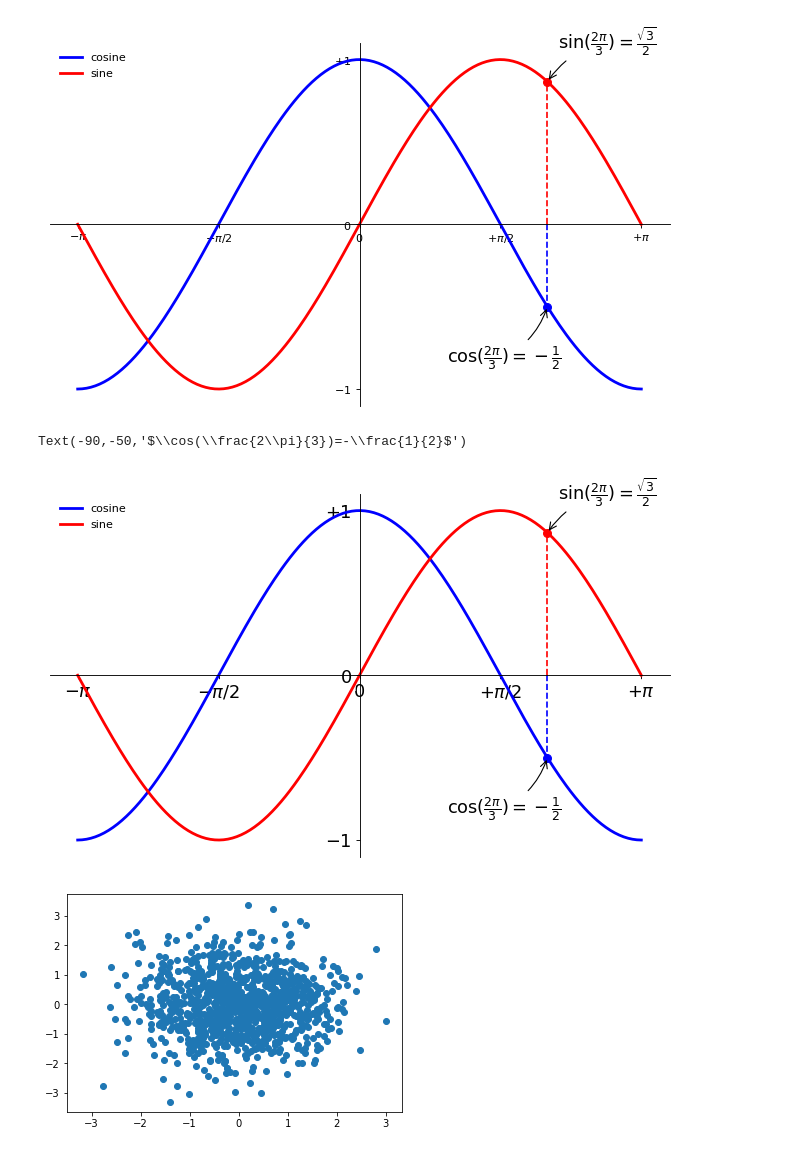
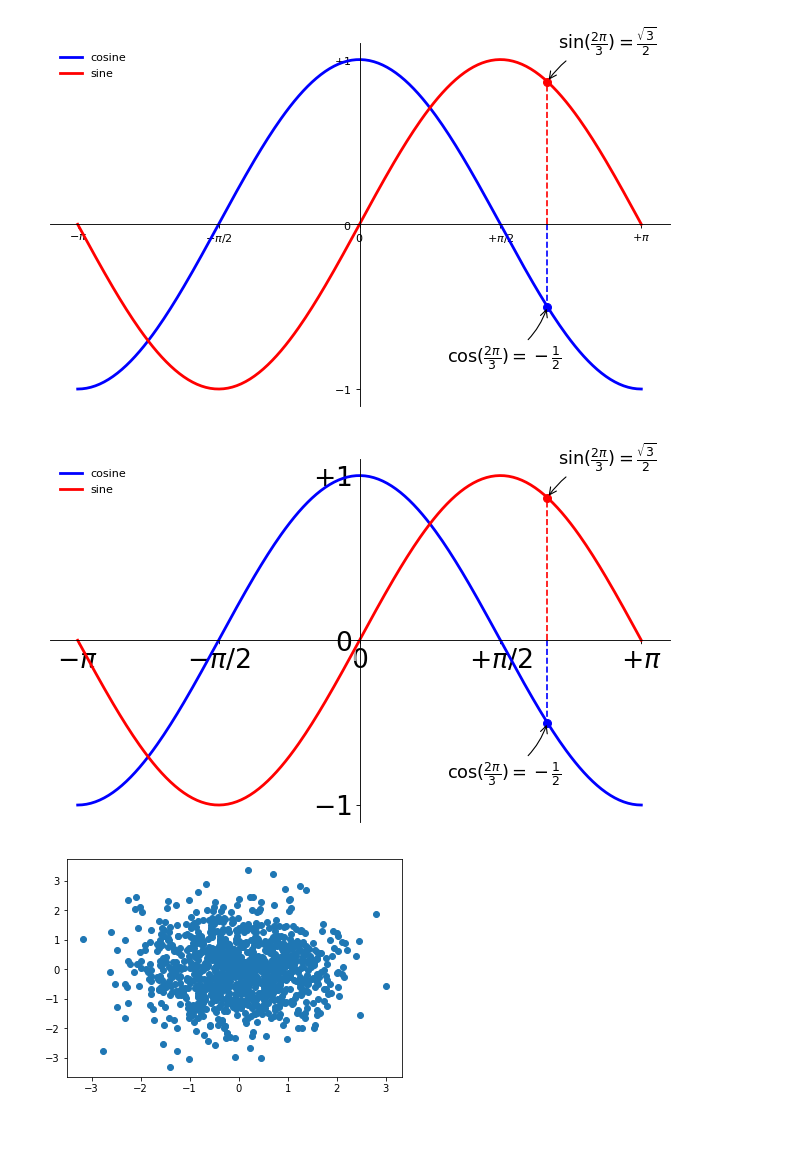
Before and after one commit to Poissonfish/hort503, a Jupyter notebook: Assignment09/Matplotlib.ipynb, the cells around one changed output. Drawn from its saved outputs; the diff is of its cells as text; code cells hidden in the pictures.

```diff
--- a/Assignment09/Matplotlib.ipynb
+++ b/Assignment09/Matplotlib.ipynb
@@ -174,47 +174,52 @@ Text(-90,-50,'$\\cos(\\frac{2\\pi}{3})=-\\frac{1}{2}$')
 [figure]
 # %%
 plt.figure(figsize=(10,6), dpi=80)
-plt.xlim(X.min()*1.1, X.max()*1.1)
-plt.ylim(C.min()*1.1, C.max()*1.1)
-plt.xticks([-np.pi, -np.pi/2, 0, np.pi/2, np.pi],
-       [r'$-\pi$', r'$-\pi/2$', r'$0$', r'$+\pi/2$', r'$+\pi$'])
-plt.yticks([-1, 0, +1],
-       [r'$-1$', r'$0$', r'$+1$'])
+
 ax = plt.gca()
 ax.spines['right'].set_color('none')
 ax.spines['top'].set_color('none')
 ax.xaxis.set_ticks_position('bottom')
 ax.spines['bottom'].set_position(('data',0))
 ax.yaxis.set_ticks_position('left')
 ax.spines['left'].set_position(('data',0))
 
-for label in ax.get_xticklabels() + ax.get_yticklabels():
-    label.set_fontsize(16)
-    label.set_bbox(dict(facecolor='white', edgecolor='None', alpha=0.65 ))
 
 plt.plot(X, C, color="blue", linewidth=2.5, linestyle="-", label="cosine")
 plt.plot(X, S, color="red",  linewidth=2.5, linestyle="-", label="sine")
 plt.legend(loc='upper left', frameon=False)
+
 
 t = 2*np.pi/3
 plt.plot([t,t],[0,np.cos(t)], color ='blue', linewidth=1.5, linestyle="--")
 plt.scatter([t,],[np.cos(t),], 50, color ='blue')
 
 plt.annotate(r'$\sin(\frac{2\pi}{3})=\frac{\sqrt{3}}{2}$',
              xy=(t, np.sin(t)), xycoords='data',
              xytext=(+10, +30), textcoords='offset points', fontsize=16,
              arrowprops=dict(arrowstyle="->", connectionstyle="arc3,rad=.2"))
 
 plt.plot([t,t],[0,np.sin(t)], color ='red', linewidth=1.5, linestyle="--")
 plt.scatter([t,],[np.sin(t),], 50, color ='red')
 
 plt.annotate(r'$\cos(\frac{2\pi}{3})=-\frac{1}{2}$',
              xy=(t, np.cos(t)), xycoords='data',
              xytext=(-90, -50), textcoords='offset points', fontsize=16,
              arrowprops=dict(arrowstyle="->", connectionstyle="arc3,rad=.2"))
+
+
+plt.xlim(X.min()*1.1, X.max()*1.1)
+plt.ylim(C.min()*1.1, C.max()*1.1)
+
+plt.xticks([-np.pi, -np.pi/2, 0, np.pi/2, np.pi],
+       [r'$-\pi$', r'$-\pi/2$', r'$0$', r'$+\pi/2$', r'$+\pi$'])
+plt.yticks([-1, 0, +1],
+       [r'$-1$', r'$0$', r'$+1$'])
+
+for label in ax.get_xticklabels() + ax.get_yticklabels():
+    label.set_fontsize(24)
+    label.set_bbox(dict(facecolor='white', edgecolor='None', alpha=0.65 ))
 # %% [output]
-Text(-90,-50,'$\\cos(\\frac{2\\pi}{3})=-\\frac{1}{2}$')
-[figure, old version]
+[figure, new version]
 # %%
 import numpy as np
 import matplotlib.pyplot as plt
```
Also changed, not shown: 22 other files.
